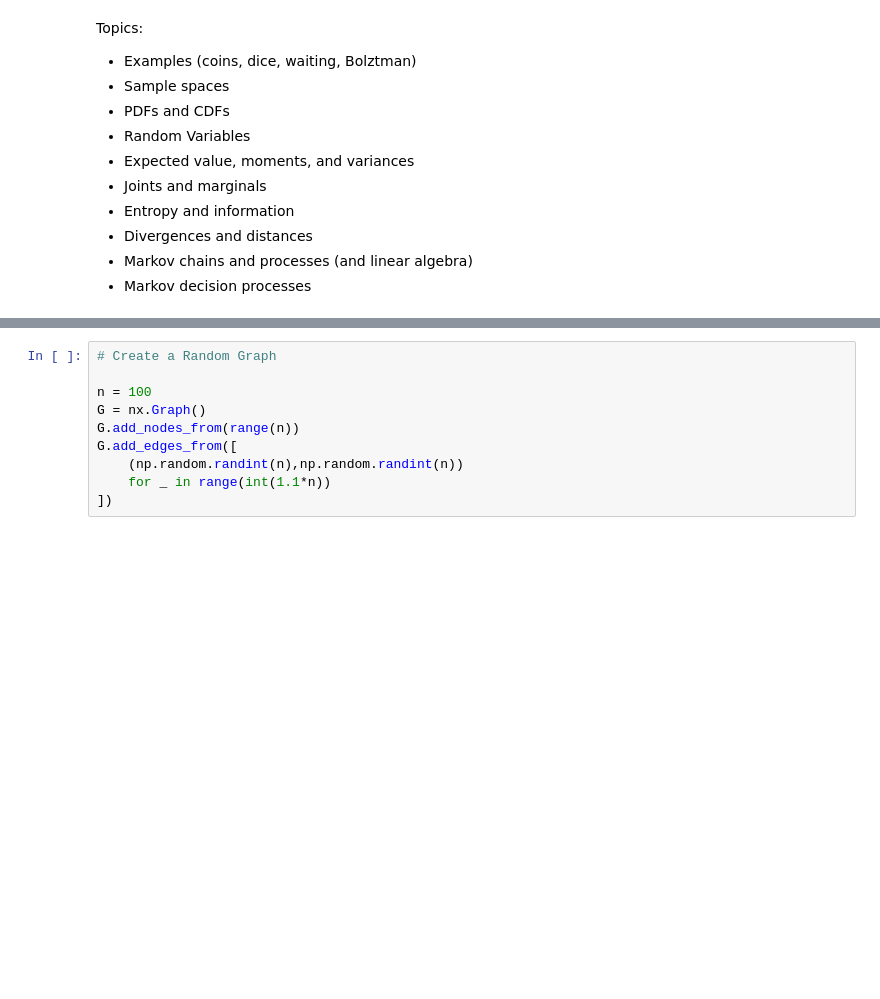
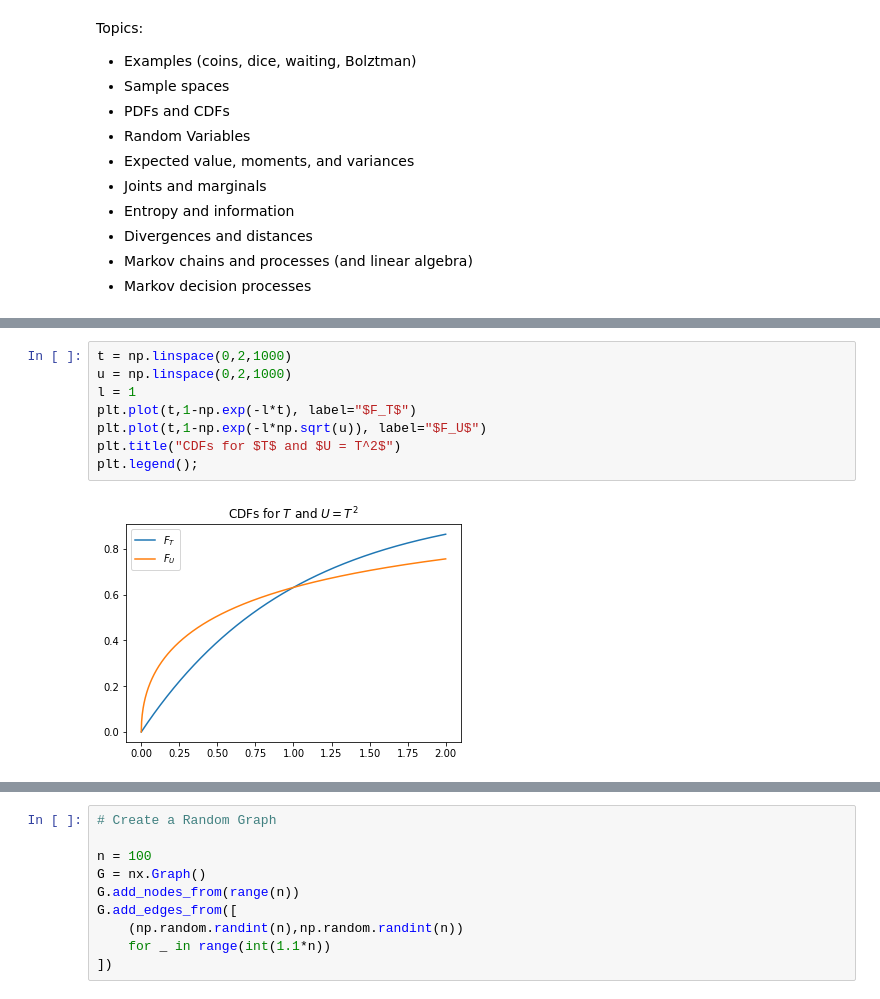
Before and after one commit to klavins/EE502P, a Jupyter notebook: 8.Probability.ipynb, the cells around one changed output, grey strips where cells are left out. Cells and saved outputs as stored; diff of their text form; blank space fills up the shorter version.

```diff
--- a/8.Probability.ipynb
+++ b/8.Probability.ipynb
@@ -18,0 +329,10 @@ Topics:
+# %%
+t = np.linspace(0,2,1000)
+u = np.linspace(0,2,1000)
+l = 1
+plt.plot(t,1-np.exp(-l*t), label="$F_T$")
+plt.plot(t,1-np.exp(-l*np.sqrt(u)), label="$F_U$")
+plt.title("CDFs for $T$ and $U = T^2$")
+plt.legend();
+# %% [output]
+[figure, added]
```
Also changed, not shown: parts of 26 cells of this notebook.
